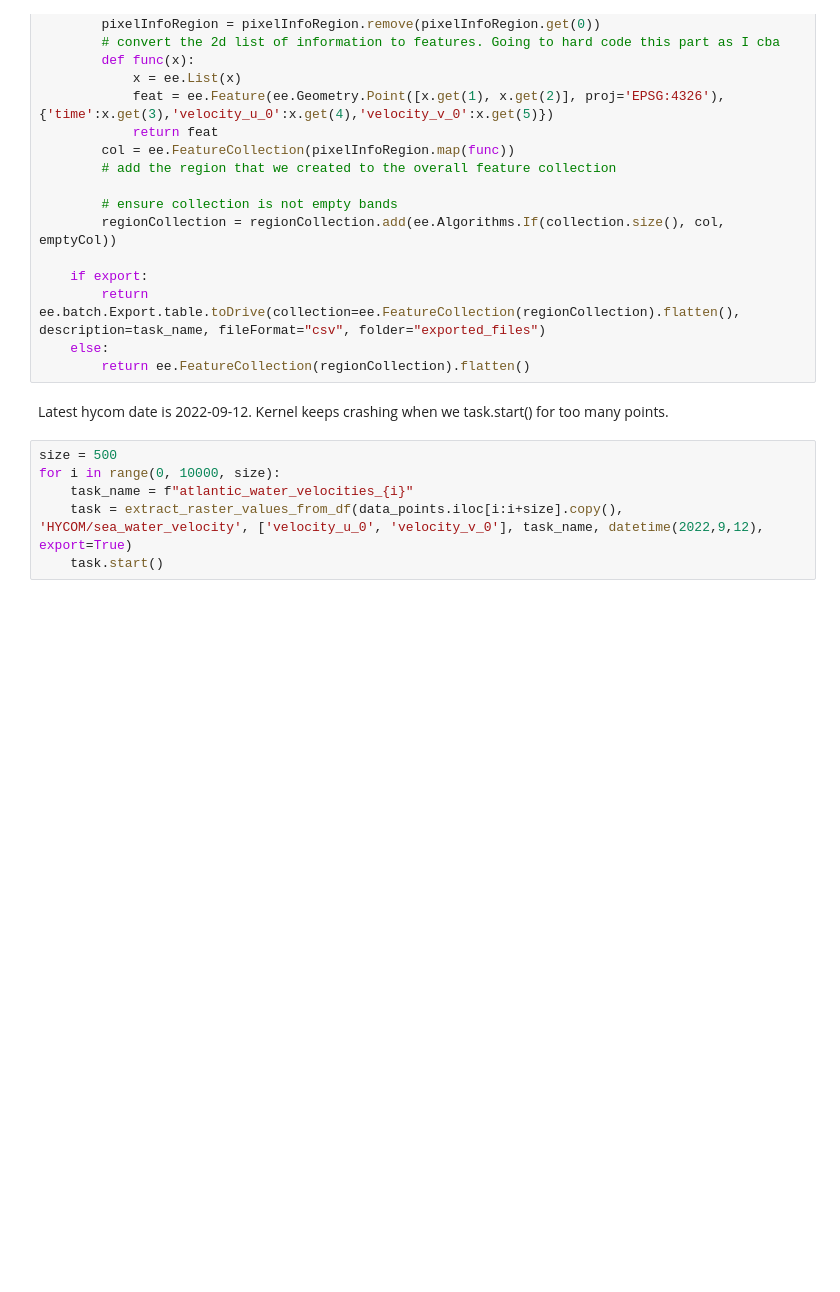
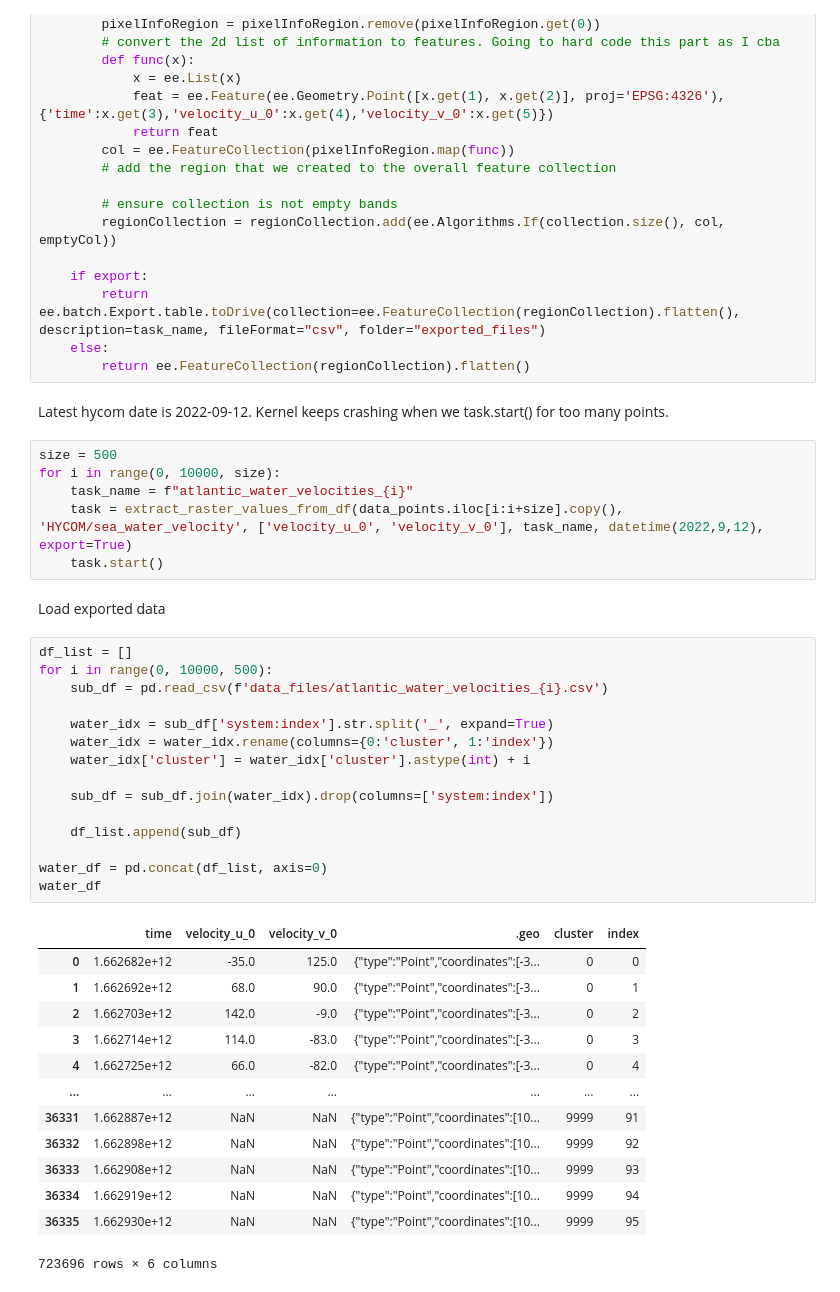
Before and after one commit to jun-lsh/splash-awards-22, a Jupyter notebook: model/data/get_world_data.ipynb, the cells around one changed output. Cells and saved outputs as stored; diff of their text form; blank space fills up the shorter version.

```diff
--- a/model/data/get_world_data.ipynb
+++ b/model/data/get_world_data.ipynb
@@ -126,3 +129,34 @@ for i in range(0, 10000, size):
     task_name = f"atlantic_water_velocities_{i}"
     task = extract_raster_values_from_df(data_points.iloc[i:i+size].copy(), 'HYCOM/sea_water_velocity', ['velocity_u_0', 'velocity_v_0'], task_name, datetime(2022,9,12), export=True)
     task.start()
+# %% [markdown]
+Load exported data
+# %%
+df_list = []
+for i in range(0, 10000, 500):
+    sub_df = pd.read_csv(f'data_files/atlantic_water_velocities_{i}.csv')
+
+    water_idx = sub_df['system:index'].str.split('_', expand=True)
+    water_idx = water_idx.rename(columns={0:'cluster', 1:'index'})
+    water_idx['cluster'] = water_idx['cluster'].astype(int) + i
+
+    sub_df = sub_df.join(water_idx).drop(columns=['system:index'])
+
+    df_list.append(sub_df)
+
+water_df = pd.concat(df_list, axis=0)
+water_df
+# %% [output]
+|  | time | velocity_u_0 | velocity_v_0 | .geo | cluster | index |
+| 0 | 1.662682e+12 | -35.0 | 125.0 | {"type":"Point","coordinates":[-3... | 0 | 0 |
+| 1 | 1.662692e+12 | 68.0 | 90.0 | {"type":"Point","coordinates":[-3... | 0 | 1 |
+| 2 | 1.662703e+12 | 142.0 | -9.0 | {"type":"Point","coordinates":[-3... | 0 | 2 |
+| 3 | 1.662714e+12 | 114.0 | -83.0 | {"type":"Point","coordinates":[-3... | 0 | 3 |
+| 4 | 1.662725e+12 | 66.0 | -82.0 | {"type":"Point","coordinates":[-3... | 0 | 4 |
+| ... | ... | ... | ... | ... | ... | ... |
+| 36331 | 1.662887e+12 | NaN | NaN | {"type":"Point","coordinates":[10... | 9999 | 91 |
+| 36332 | 1.662898e+12 | NaN | NaN | {"type":"Point","coordinates":[10... | 9999 | 92 |
+| 36333 | 1.662908e+12 | NaN | NaN | {"type":"Point","coordinates":[10... | 9999 | 93 |
+| 36334 | 1.662919e+12 | NaN | NaN | {"type":"Point","coordinates":[10... | 9999 | 94 |
+| 36335 | 1.662930e+12 | NaN | NaN | {"type":"Point","coordinates":[10... | 9999 | 95 |
+723696 rows × 6 columns
```
Also changed, not shown: parts of 5 cells of this notebook, 1 other file.
